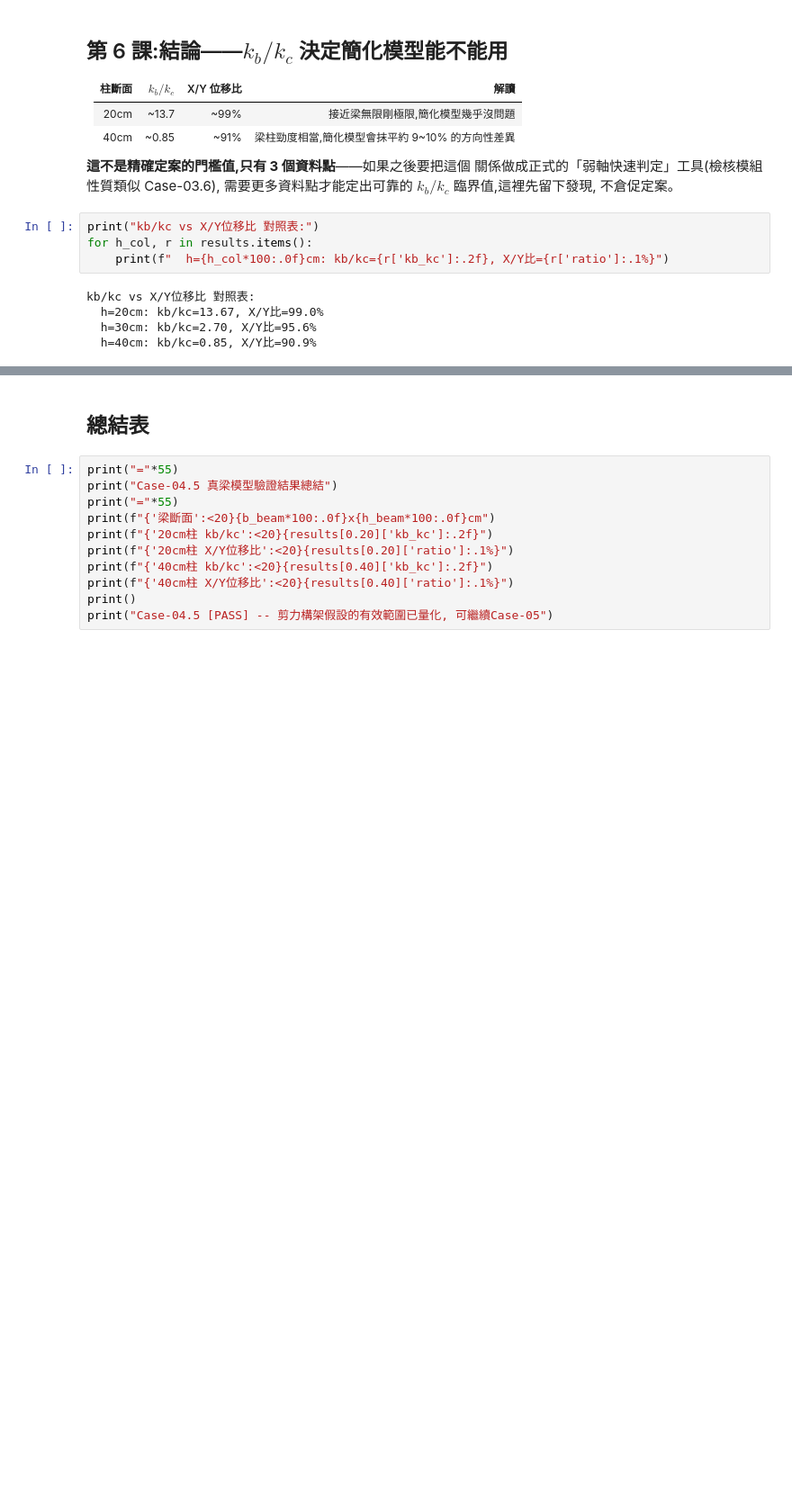
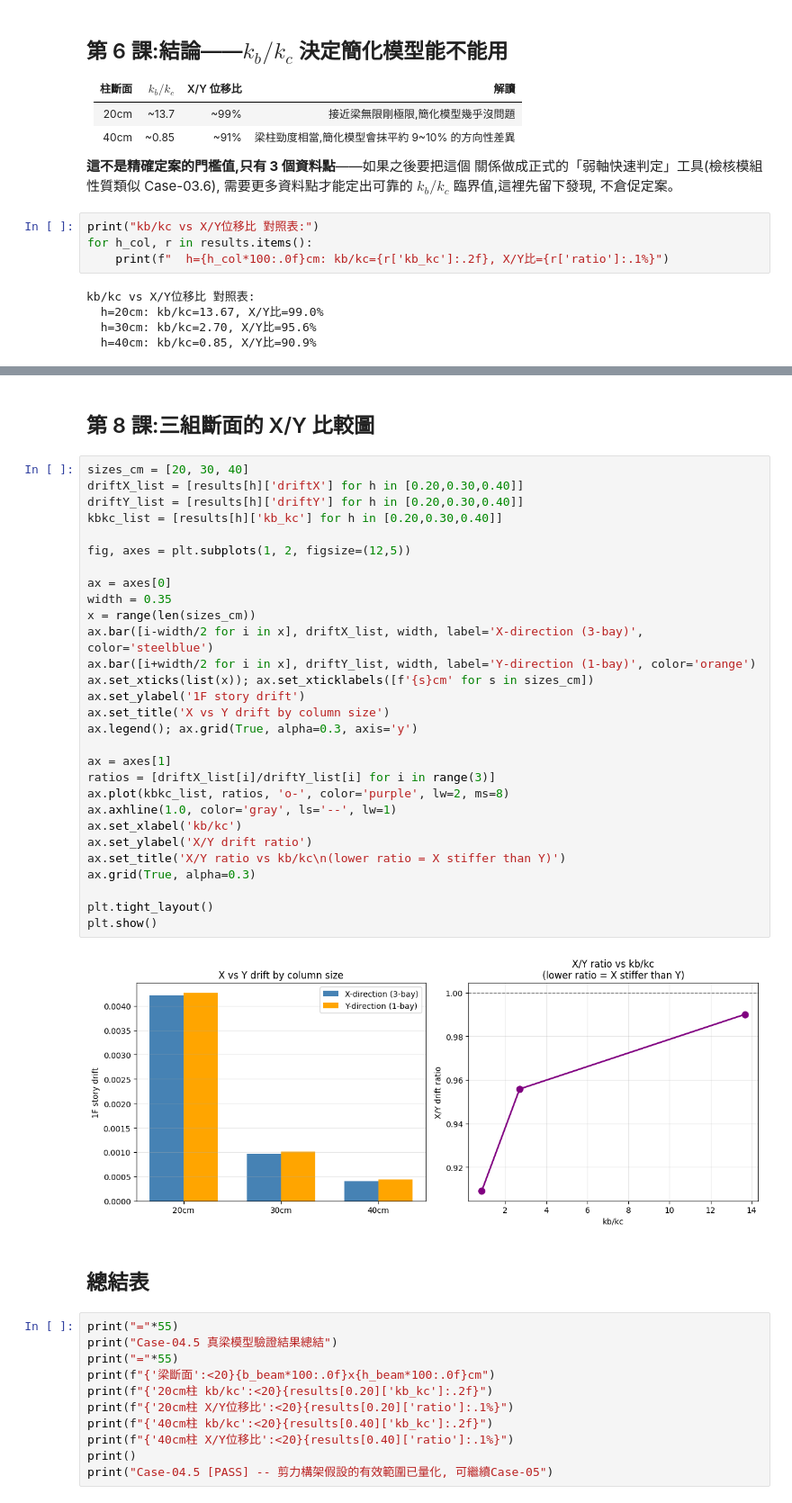
Before and after one commit to zhixiu0223/taiwan-seismic-code-calc, a Jupyter notebook: notebooks/case04_5_real_frame_validation.ipynb, the cells around one changed output, grey strips where cells are left out. Shown at 90% size. Cells and saved outputs as stored; diff of their text form; blank space fills up the shorter version.

```diff
--- a/notebooks/case04_5_real_frame_validation.ipynb
+++ b/notebooks/case04_5_real_frame_validation.ipynb
@@ -201,3 +285,36 @@ kb/kc vs X/Y位移比 對照表:
+# %% [markdown]
+## 第 8 課:三組斷面的 X/Y 比較圖
+# %%
+sizes_cm = [20, 30, 40]
+driftX_list = [results[h]['driftX'] for h in [0.20,0.30,0.40]]
+driftY_list = [results[h]['driftY'] for h in [0.20,0.30,0.40]]
+kbkc_list = [results[h]['kb_kc'] for h in [0.20,0.30,0.40]]
+
+fig, axes = plt.subplots(1, 2, figsize=(12,5))
+
+ax = axes[0]
+width = 0.35
+x = range(len(sizes_cm))
+ax.bar([i-width/2 for i in x], driftX_list, width, label='X-direction (3-bay)', color='steelblue')
+ax.bar([i+width/2 for i in x], driftY_list, width, label='Y-direction (1-bay)', color='orange')
+ax.set_xticks(list(x)); ax.set_xticklabels([f'{s}cm' for s in sizes_cm])
+ax.set_ylabel('1F story drift')
+ax.set_title('X vs Y drift by column size')
+ax.legend(); ax.grid(True, alpha=0.3, axis='y')
+
+ax = axes[1]
+ratios = [driftX_list[i]/driftY_list[i] for i in range(3)]
+ax.plot(kbkc_list, ratios, 'o-', color='purple', lw=2, ms=8)
+ax.axhline(1.0, color='gray', ls='--', lw=1)
+ax.set_xlabel('kb/kc')
+ax.set_ylabel('X/Y drift ratio')
+ax.set_title('X/Y ratio vs kb/kc\n(lower ratio = X stiffer than Y)')
+ax.grid(True, alpha=0.3)
+
+plt.tight_layout()
+plt.show()
+# %% [output]
+[figure, added]
 # %% [markdown]
 ## 總結表
 # %%
```
Also changed, not shown: parts of 2 cells of this notebook.
